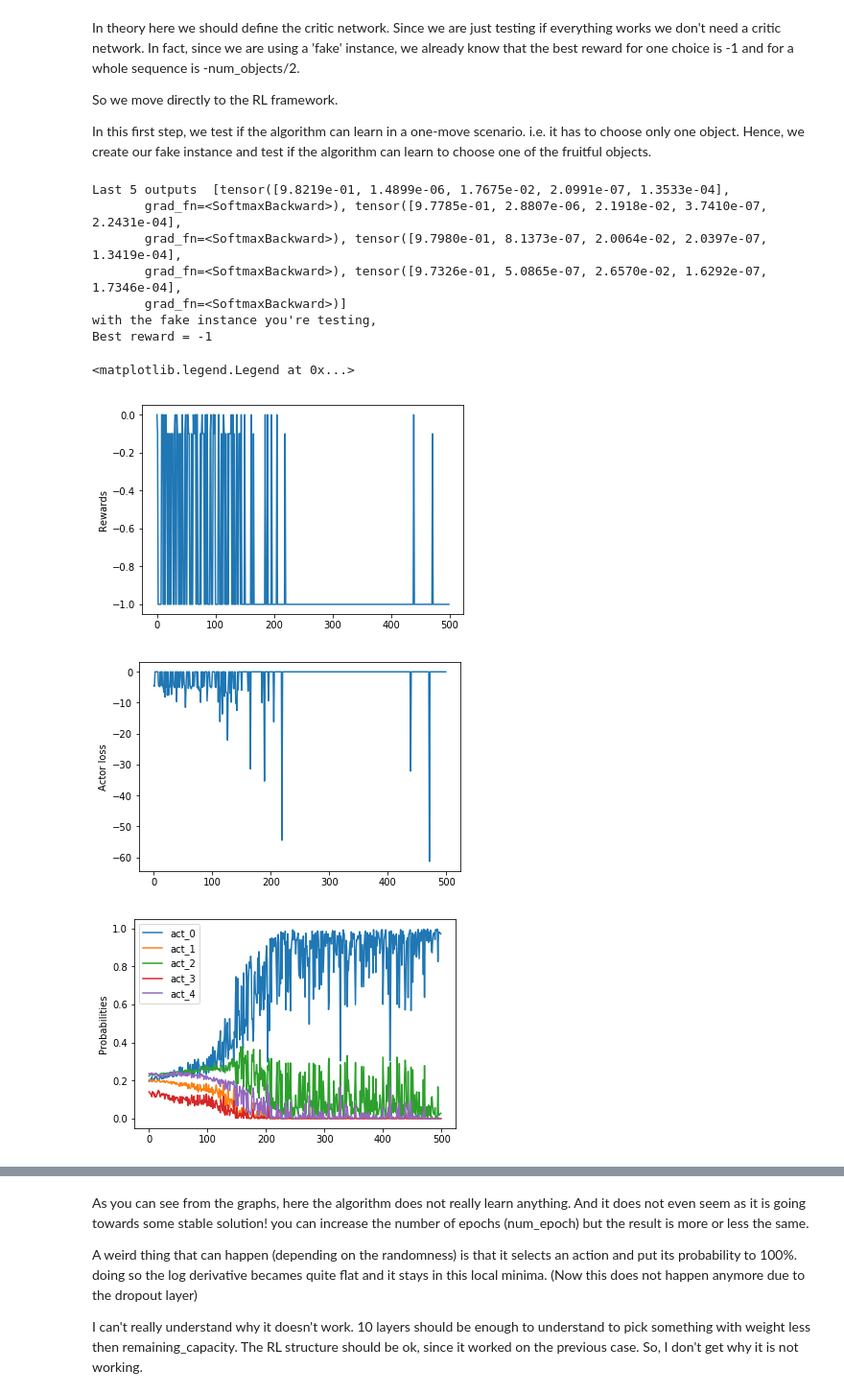
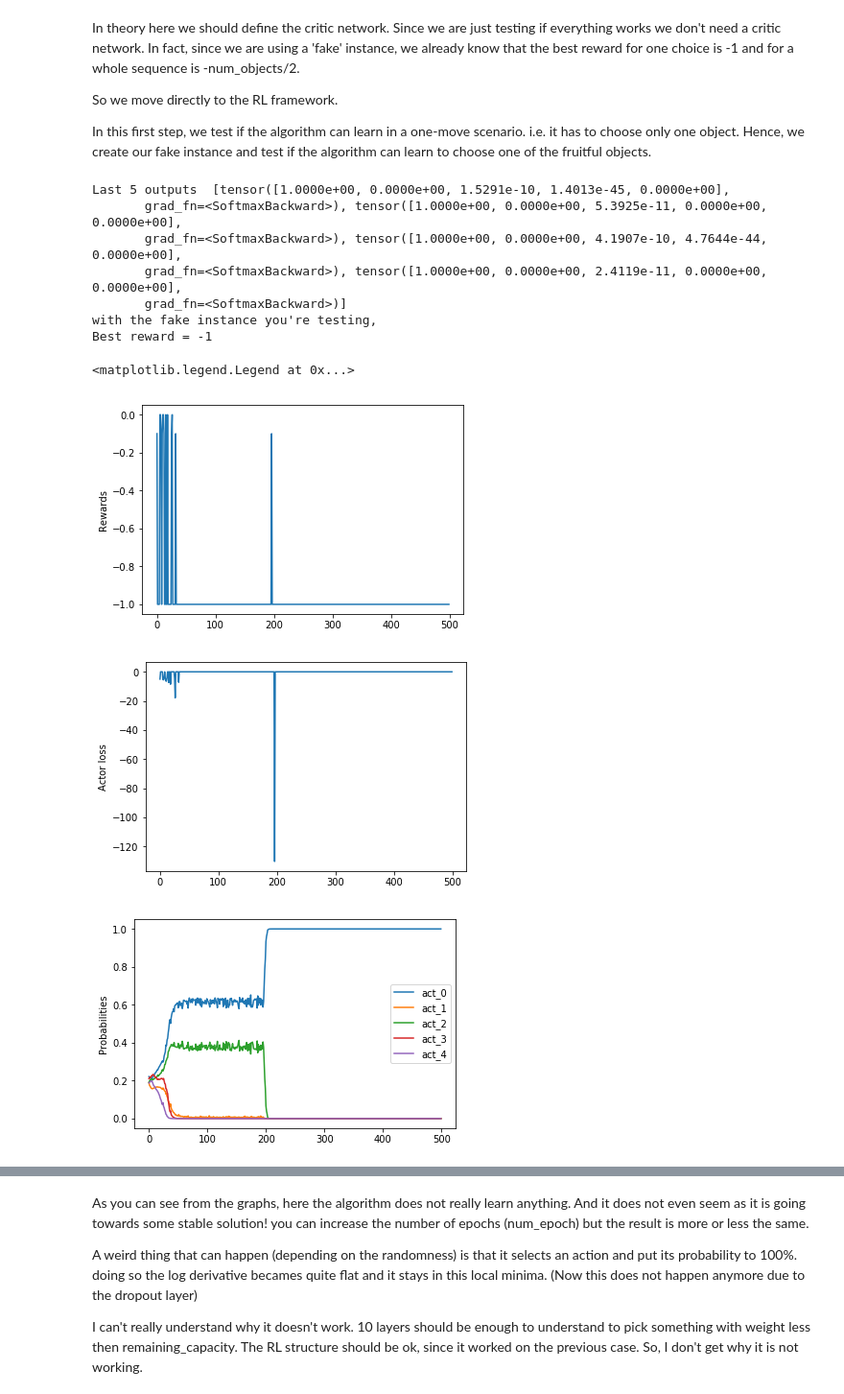
Before and after one commit to ReBiscottone/RL_Knapsack, a Jupyter notebook: RL for the Knapsack - Theresia.ipynb, the cells around one changed output, grey strips where cells are left out. Shown at 96% size. Cells and saved outputs as stored; diff of their text form; code cells hidden in the pictures.

Commit message:
25 September
add log_prob(), and sample and other functions.
Still does not learn.
Now the idea is to run a learning cycle after every action, not after a sequence.

```diff
--- a/RL for the Knapsack - Theresia.ipynb
+++ b/RL for the Knapsack - Theresia.ipynb
@@ -86,22 +86,24 @@ note that we also pass to the algorithm the residual capacity so that it 'unders
 # %%
 class ActorNet_10LayersFullyConnected(torch.nn.Module):
 
-    def __init__(self, num_input_features, num_outputs):
+    def __init__(self, num_input_features, num_outputs, num_h):
 
         super(ActorNet_10LayersFullyConnected, self).__init__()
 
         dim_in = (num_input_features+1)*num_outputs
-        self.fc_0 = torch.nn.Linear(dim_in,  dim_in)
-        self.fc_1 = torch.nn.Linear(dim_in,  dim_in)
-        self.fc_2 = torch.nn.Linear(dim_in,  dim_in)
-        self.fc_3 = torch.nn.Linear(dim_in,  dim_in)
-        self.fc_4 = torch.nn.Linear(dim_in,  dim_in)
-        self.fc_5 = torch.nn.Linear(dim_in,  dim_in)
-        self.fc_6 = torch.nn.Linear(dim_in,  dim_in)
-        self.fc_7 = torch.nn.Linear(dim_in,  dim_in)
-        self.fc_8 = torch.nn.Linear(dim_in,  dim_in)
-        self.dropout = torch.nn.Dropout(p=0.5)
-        self.fc_last = torch.nn.Linear(dim_in,  num_outputs)
+        self.fc_0 = torch.nn.Linear(dim_in,  num_h)
+        self.fc_1 = torch.nn.Linear(num_h,  num_h)
+        self.fc_2 = torch.nn.Linear(num_h,  num_h)
+        self.fc_3 = torch.nn.Linear(num_h,  num_h)
+        self.fc_4 = torch.nn.Linear(num_h,  num_h)
+        self.fc_5 = torch.nn.Linear(num_h,  num_h)
+        self.fc_6 = torch.nn.Linear(num_h,  num_h)
+        self.fc_7 = torch.nn.Linear(num_h,  num_h)
+        self.fc_8 = torch.nn.Linear(num_h,  num_h)
+        self.fc_last = torch.nn.Linear(num_h,  num_outputs)
+
+        self.dropout = torch.nn.Dropout(p=0.2)
+
 
         # Xavier initialization
         torch.nn.init.xavier_uniform_(self.fc_0.weight)
@@ -166,7 +168,7 @@ Now we just test if the NN works by feeding it a tensor.
 num_input_features = 2 # number of features of an Object
 tensors = torch.tensor([[1.1, -1.0],[2.0, 15.0],[1.0, -1.0],[20.0, 12.0],[1.0, -1.0],[2.0, 15.0],[1.0, -1.0],[20.0, 12.0],[1.0, -1.0],[2.0, 15.0],[1.0, -1.0]]).float()
 
-Net_Actor = ActorNet_10LayersFullyConnected(num_input_features, len(tensors))
+Net_Actor = ActorNet_10LayersFullyConnected(num_input_features, len(tensors), 128)
 print('number of parameters: ', sum(p.numel() for p in Net_Actor.parameters() if p.requires_grad))
 output = Net_Actor(tensors,0)
 print('\n\noutput')
@@ -187,7 +189,8 @@ In this first step, we test if the algorithm can learn in a one-move scenario. i
 Hence, we create our fake instance and test if the algorithm can learn to choose one of the fruitful objects.
 # %%
 num_objs = 4
-Net_Actor = ActorNet_10LayersFullyConnected(num_input_features, num_objs+1)
+num_h = 128
+Net_Actor = ActorNet_10LayersFullyConnected(num_input_features, num_objs+1,num_h)
 # define for how many different instances it should run, their size and the number of epochs
 num_epoch = 500
 # create your optimizers
@@ -210,14 +213,10 @@ for e_counter in range(num_epoch):
     sequence_probability = 1
     Chosen = []
     while True:
-        #print('weight', total_weight)
         output = Net_Actor(ObjectsFeatures, total_weight)
         Outputs.append(output)
         action_index = np.random.choice(range(num_objs+1),p=output.detach().numpy())
-        action_probability = output[action_index]
-        sequence_probability = sequence_probability*action_probability
-        #print('sequence probability', sequence_probability)
-        # perform action
+        sequence_probability = output[action_index]
         total_weight+=Objects[action_index].Weight
         total_reward+=Objects[action_index].Prize
         Chosen.append(Objects[action_index])
@@ -236,39 +235,39 @@ for e_counter in range(num_epoch):
     optimizer_actor.step()
     # info for plotting
     Rewards.append(total_reward)
     Loss_actor.append(loss_actor.tolist())
 
 print('Last 5 outputs ',Outputs[-5:-1])
 R = []
 A = []
 for i in range(len(Rewards)):
     R.append(Rewards[i])
     A.append(Loss_actor[i])
 print('with the fake instance you\'re testing, ')
 print('Best reward = -1 ')
 plt.figure()
 plt.plot(R)
 plt.ylabel('Rewards')
 plt.figure()
 plt.plot(A)
 plt.ylabel('Actor loss')
 plt.figure()
 for i in range(len(Outputs[0])):
     ObjectOutput = [o[i] for o in Outputs]
     plt.plot(ObjectOutput, label='act_'+str(i))
 plt.ylabel('Probabilities')
 plt.legend()
 # %% [output]
-Last 5 outputs  [tensor([9.8219e-01, 1.4899e-06, 1.7675e-02, 2.0991e-07, 1.3533e-04],
-       grad_fn=<SoftmaxBackward>), tensor([9.7785e-01, 2.8807e-06, 2.1918e-02, 3.7410e-07, 2.2431e-04],
-       grad_fn=<SoftmaxBackward>), tensor([9.7980e-01, 8.1373e-07, 2.0064e-02, 2.0397e-07, 1.3419e-04],
-       grad_fn=<SoftmaxBackward>), tensor([9.7326e-01, 5.0865e-07, 2.6570e-02, 1.6292e-07, 1.7346e-04],
+Last 5 outputs  [tensor([1.0000e+00, 0.0000e+00, 1.5291e-10, 1.4013e-45, 0.0000e+00],
+       grad_fn=<SoftmaxBackward>), tensor([1.0000e+00, 0.0000e+00, 5.3925e-11, 0.0000e+00, 0.0000e+00],
+       grad_fn=<SoftmaxBackward>), tensor([1.0000e+00, 0.0000e+00, 4.1907e-10, 4.7644e-44, 0.0000e+00],
+       grad_fn=<SoftmaxBackward>), tensor([1.0000e+00, 0.0000e+00, 2.4119e-11, 0.0000e+00, 0.0000e+00],
        grad_fn=<SoftmaxBackward>)]
 with the fake instance you're testing,
 Best reward = -1
 <matplotlib.legend.Legend at 0x...>
-[figure, old version]
+[figure, new version]
-[figure, old version]
+[figure, new version]
-[figure, old version]
+[figure, new version]
 # %% [markdown]
 As we can see, it learns to choose any of the fruitful actions (depending on the randomness) within 50 iterations (more or less). The next step is to see if it understands how to select a sequence instead of a single action.
```
Also changed, not shown: parts of 5 cells of this notebook.
